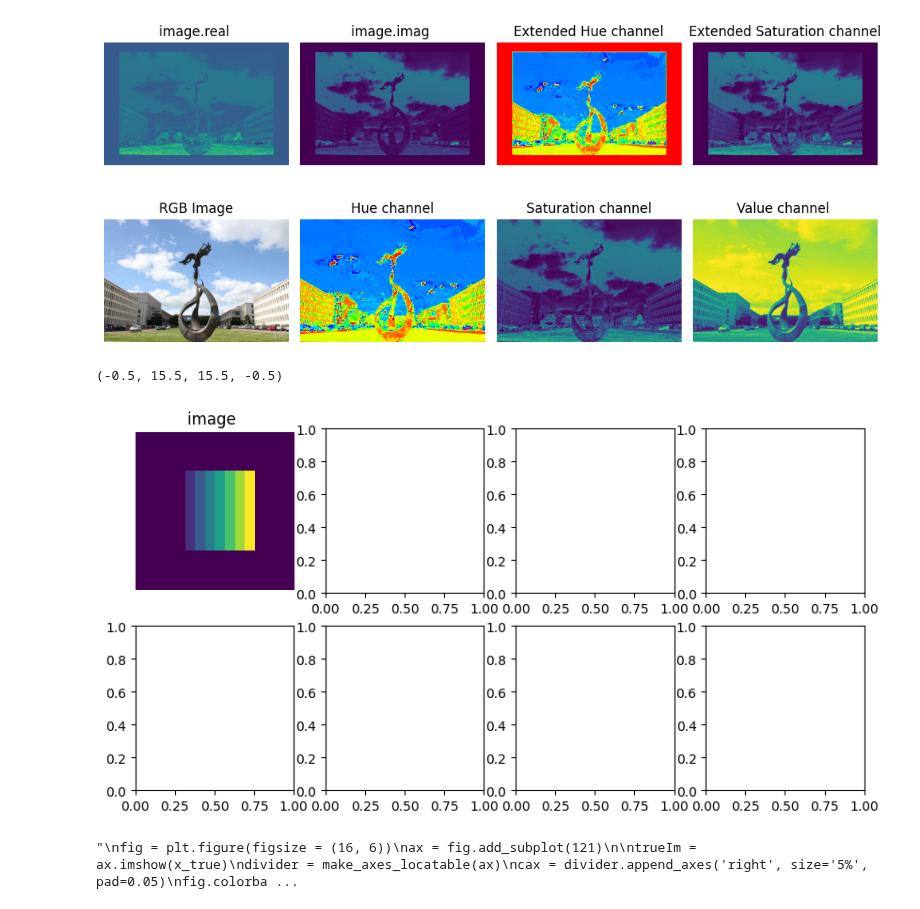
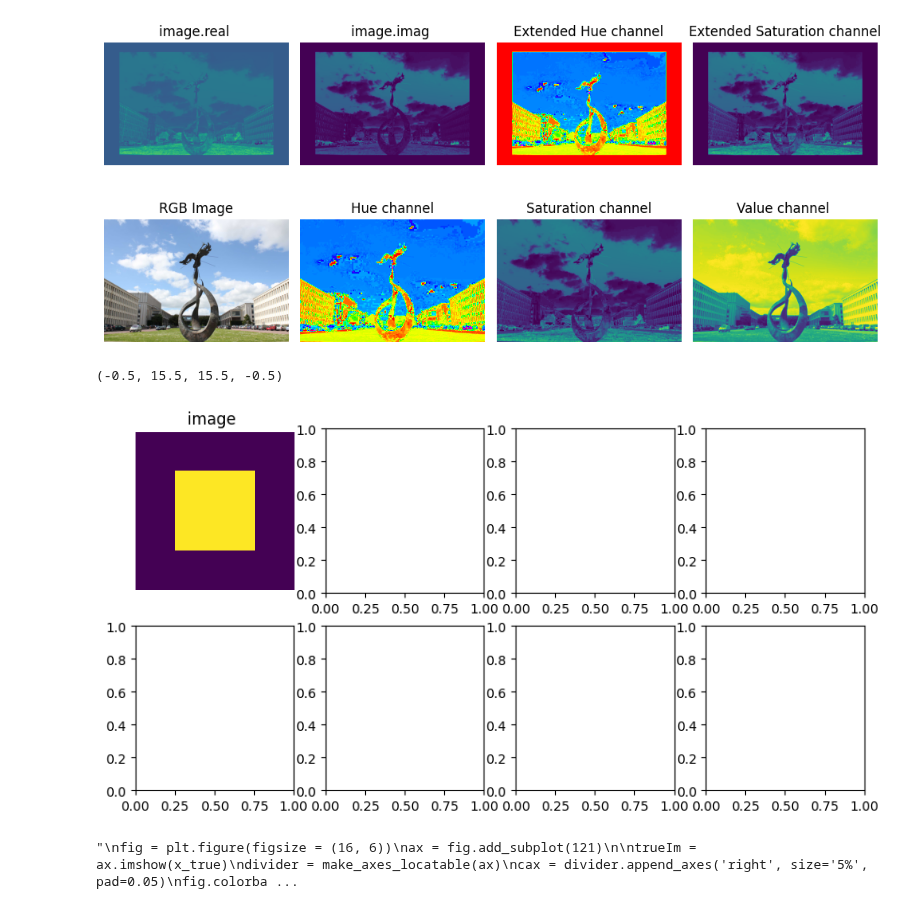
Before and after one commit to JeremieSefo/PhaseRetrievalMirror, a Jupyter notebook: mirror_descent.ipynb, the cells around one changed output. Drawn from its saved outputs; the diff is of its cells as text; code cells hidden in the pictures.

```diff
--- a/mirror_descent.ipynb
+++ b/mirror_descent.ipynb
@@ -165,34 +165,34 @@ bottom = 3 * height / 4
 
 # Cropped image of above dimension
 # (It will not change original image)
 #im1 = im.crop((left, top, right, bottom))
 
 # Shows the image in image viewer
 
 (Nx, Ny) = 16, 16
 n = Nx * Ny
 m = n
 
 x_true = im[500:516, 500:516]
 
 x_true = (1 + 0j) * np.zeros((Nx,Ny))
 #x_true[0, 0] = 2.
 i, k = np.meshgrid(np.arange(int(Nx/2)), np.arange(int(Ny/2)))
 omega = np.exp( - 2 * np.pi * 1j /int(Nx/2) * int(Ny/2) ) # (i + k *0j) *
-x_true[int(Nx/4):int(3*Nx/4),int(Ny/4):int(3*Ny/4)] =  (i + k *1j) * np.ones((int(Nx/2),int(Ny/2)))
+x_true[int(Nx/4):int(3*Nx/4),int(Ny/4):int(3*Ny/4)] =   np.ones((int(Nx/2),int(Ny/2)))
 x_true_real = x_true.real
 x_true_imag = x_true.imag
 #x_true = x_true_real
 fig, ((ax00, ax01, ax02, ax03), (ax10, ax11, ax12, ax13)) = plt.subplots(nrows = 2, ncols=4, figsize=(10,5))
 
 ax00.imshow(x_true_real)
 ax00.set_title("image ")
 ax00.axis('off')
 
 ##plt.imshow(-1j * x_true)
 #plt.colorbar()
 # %% [output]
 (-0.5, 15.5, 15.5, -0.5)
-[figure, old version]
+[figure, new version]
 # %%
 from numpy.fft import fftn, ifftn, fftshift, ifftshift
```
Also changed, not shown: parts of 7 cells of this notebook.
